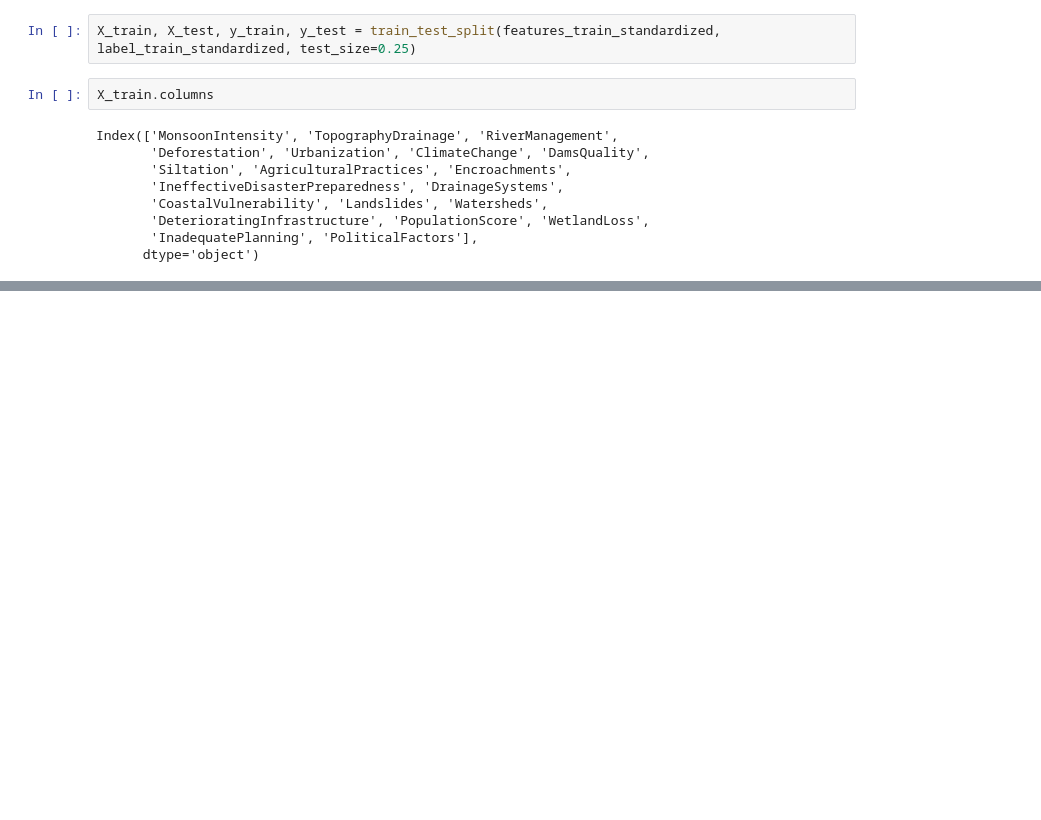
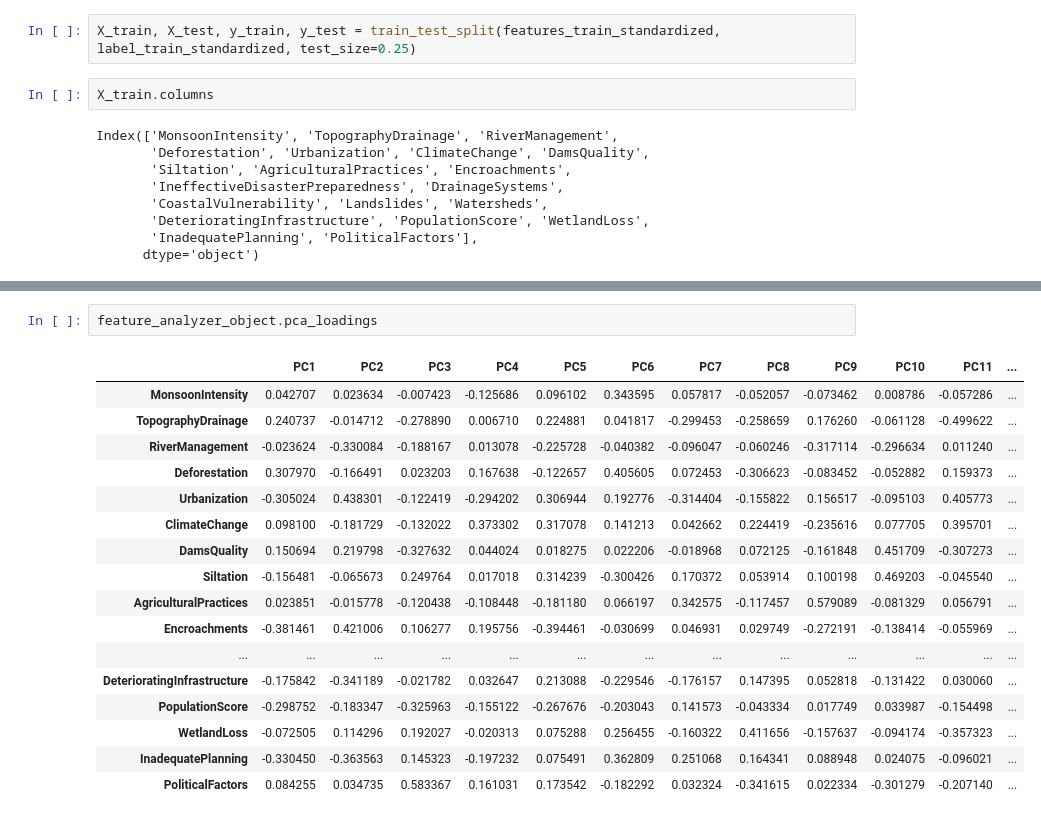
Before and after one commit to nsp8/Machine-Learning-Resources, a Jupyter notebook: regression_flood_prediction.ipynb, the cells around one changed output, grey strips where cells are left out. Drawn from its saved outputs; the diff is of its cells as text; blank space fills up the shorter version.

```diff
--- a/regression_flood_prediction.ipynb
+++ b/regression_flood_prediction.ipynb
@@ -260,0 +394,20 @@ Name: Mutual Info Scores, dtype: float64
+# %%
+feature_analyzer_object.pca_loadings
+# %% [output]
+|  | PC1 | PC2 | PC3 | PC4 | PC5 | PC6 | PC7 | PC8 | PC9 | PC10 | PC11 | ... |
+| MonsoonIntensity | 0.042707 | 0.023634 | -0.007423 | -0.125686 | 0.096102 | 0.343595 | 0.057817 | -0.052057 | -0.073462 | 0.008786 | -0.057286 | ... |
+| TopographyDrainage | 0.240737 | -0.014712 | -0.278890 | 0.006710 | 0.224881 | 0.041817 | -0.299453 | -0.258659 | 0.176260 | -0.061128 | -0.499622 | ... |
+| RiverManagement | -0.023624 | -0.330084 | -0.188167 | 0.013078 | -0.225728 | -0.040382 | -0.096047 | -0.060246 | -0.317114 | -0.296634 | 0.011240 | ... |
+| Deforestation | 0.307970 | -0.166491 | 0.023203 | 0.167638 | -0.122657 | 0.405605 | 0.072453 | -0.306623 | -0.083452 | -0.052882 | 0.159373 | ... |
+| Urbanization | -0.305024 | 0.438301 | -0.122419 | -0.294202 | 0.306944 | 0.192776 | -0.314404 | -0.155822 | 0.156517 | -0.095103 | 0.405773 | ... |
+| ClimateChange | 0.098100 | -0.181729 | -0.132022 | 0.373302 | 0.317078 | 0.141213 | 0.042662 | 0.224419 | -0.235616 | 0.077705 | 0.395701 | ... |
+| DamsQuality | 0.150694 | 0.219798 | -0.327632 | 0.044024 | 0.018275 | 0.022206 | -0.018968 | 0.072125 | -0.161848 | 0.451709 | -0.307273 | ... |
+| Siltation | -0.156481 | -0.065673 | 0.249764 | 0.017018 | 0.314239 | -0.300426 | 0.170372 | 0.053914 | 0.100198 | 0.469203 | -0.045540 | ... |
+| AgriculturalPractices | 0.023851 | -0.015778 | -0.120438 | -0.108448 | -0.181180 | 0.066197 | 0.342575 | -0.117457 | 0.579089 | -0.081329 | 0.056791 | ... |
+| Encroachments | -0.381461 | 0.421006 | 0.106277 | 0.195756 | -0.394461 | -0.030699 | 0.046931 | 0.029749 | -0.272191 | -0.138414 | -0.055969 | ... |
+| ... | ... | ... | ... | ... | ... | ... | ... | ... | ... | ... | ... | ... |
+| DeterioratingInfrastructure | -0.175842 | -0.341189 | -0.021782 | 0.032647 | 0.213088 | -0.229546 | -0.176157 | 0.147395 | 0.052818 | -0.131422 | 0.030060 | ... |
+| PopulationScore | -0.298752 | -0.183347 | -0.325963 | -0.155122 | -0.267676 | -0.203043 | 0.141573 | -0.043334 | 0.017749 | 0.033987 | -0.154498 | ... |
+| WetlandLoss | -0.072505 | 0.114296 | 0.192027 | -0.020313 | 0.075288 | 0.256455 | -0.160322 | 0.411656 | -0.157637 | -0.094174 | -0.357323 | ... |
+| InadequatePlanning | -0.330450 | -0.363563 | 0.145323 | -0.197232 | 0.075491 | 0.362809 | 0.251068 | 0.164341 | 0.088948 | 0.024075 | -0.096021 | ... |
+| PoliticalFactors | 0.084255 | 0.034735 | 0.583367 | 0.161031 | 0.173542 | -0.182292 | 0.032324 | -0.341615 | 0.022334 | -0.301279 | -0.207140 | ... |
```
Also changed, not shown: parts of 23 cells of this notebook.
